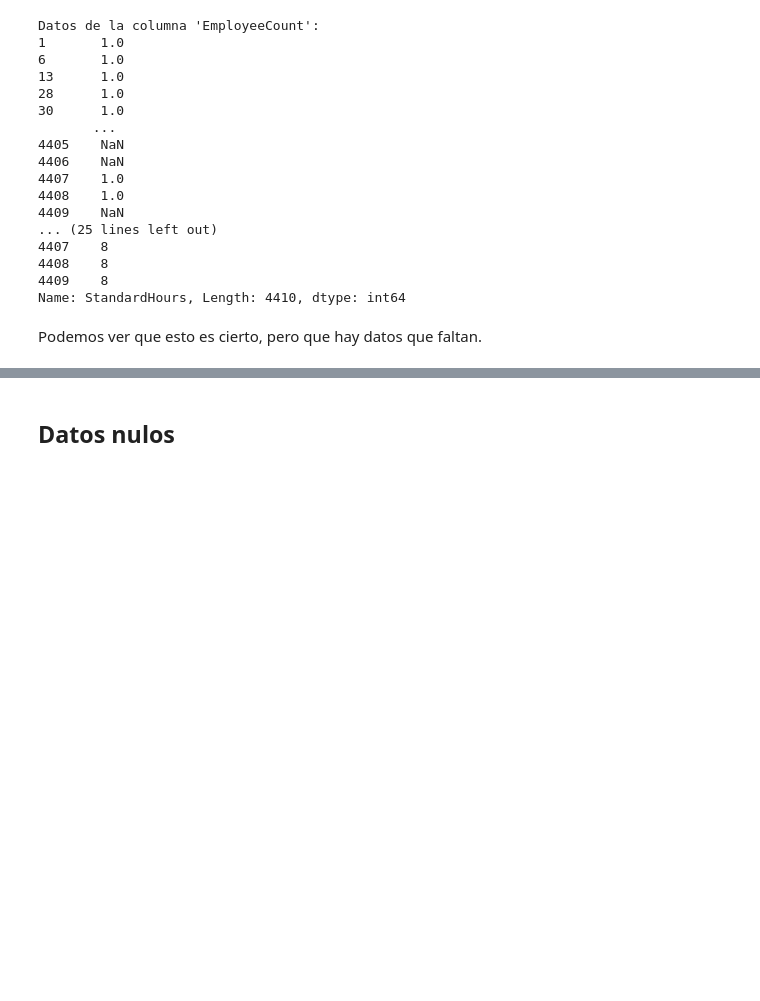
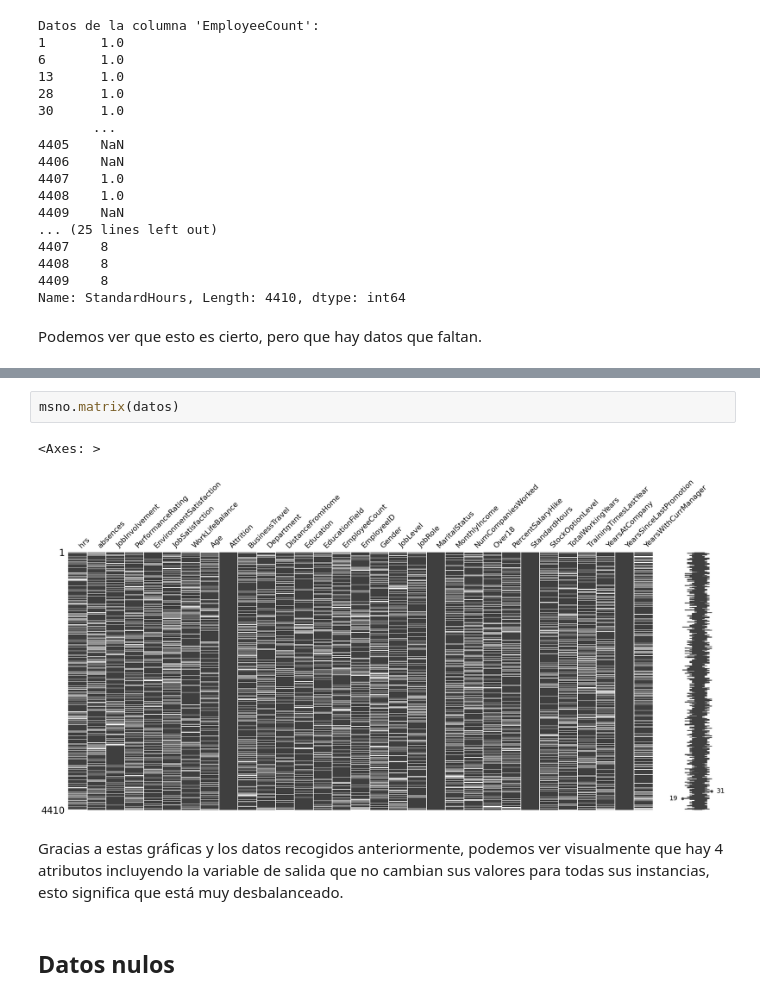
Before and after one commit to cabamarcos/Machine-Learning-prediccion-abandono-burnout-empleados, a Jupyter notebook: Grupo27_practica2.ipynb, the cells around one changed output, grey strips where cells are left out. Cells and saved outputs as stored; diff of their text form; blank space fills up the shorter version.

```diff
--- a/Grupo27_practica2.ipynb
+++ b/Grupo27_practica2.ipynb
@@ -146,3 +178,10 @@ Podemos ver que esto es cierto, pero que hay datos que faltan.
+# %%
+msno.matrix(datos)
+# %% [output]
+<Axes: >
+[figure, added]
+# %% [markdown]
+Gracias a estas gráficas y los datos recogidos anteriormente, podemos ver visualmente que hay 4 atributos incluyendo la variable de salida que no cambian sus valores para todas sus instancias, esto significa que está muy desbalanceado.
 # %% [markdown]
 ## Datos nulos
 # %% [markdown]
```
Also changed, not shown: parts of 20 cells of this notebook.
